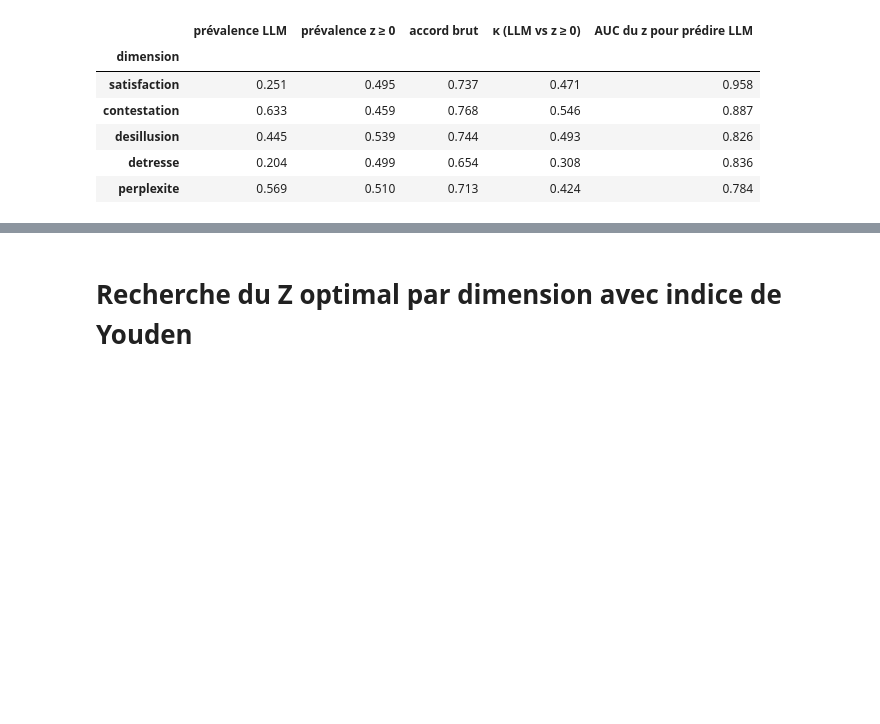
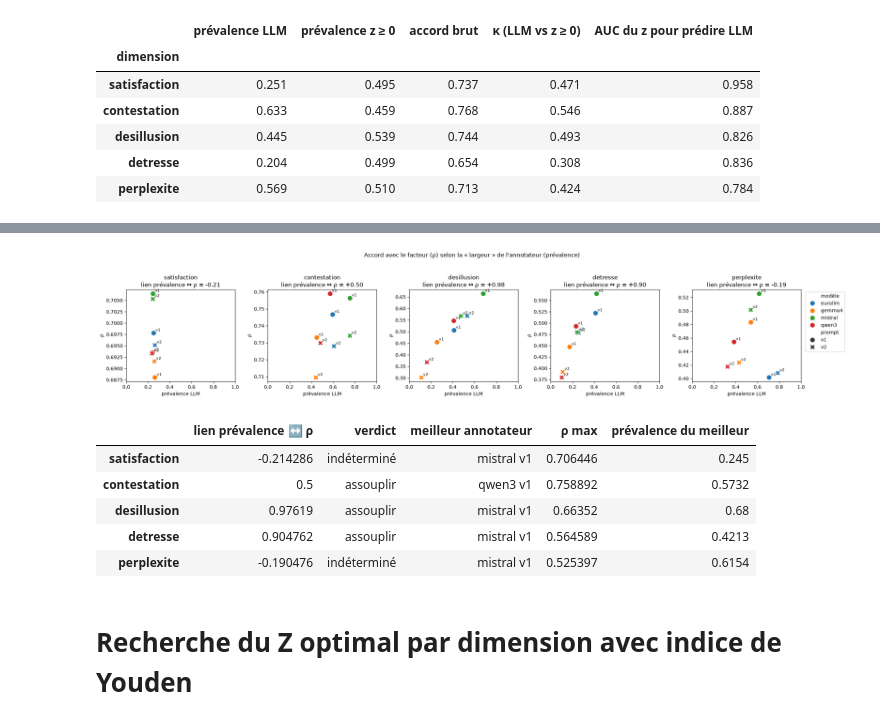
Before and after one commit to benji-64/Model_emotions, a Jupyter notebook: notebooks/llm_annotation2.ipynb, the cells around one changed output, grey strips where cells are left out. Cells and saved outputs as stored; diff of their text form; code cells hidden in the pictures; blank space fills up the shorter version.

Commit message:
Prompt v2: annotation run and analysis

```diff
--- a/notebooks/llm_annotation2.ipynb
+++ b/notebooks/llm_annotation2.ipynb
@@ -773,3 +895,34 @@ display(pd.DataFrame(rows).set_index("dimension").round(3))
+# %%
+verdicts = {}
+fig, axes = plt.subplots(1, len(DIMENSIONS), figsize=(4.4 * len(DIMENSIONS), 4.2))
+for ax, dim in zip(axes, DIMENSIONS):
+    d = diag.loc[dim].reset_index()
+    sns.scatterplot(data=d, x="prévalence LLM", y="ρ", hue="modèle", style="prompt", s=110, ax=ax,
+                    legend=(ax is axes[-1]))
+    for _, r in d.iterrows():
+        ax.annotate(r["prompt"], (r["prévalence LLM"], r["ρ"]), xytext=(4, 4), textcoords="offset points", fontsize=8)
+    lien = spearmanr(d["prévalence LLM"], d["ρ"])[0]
+    verdicts[dim] = {"lien prévalence ↔ ρ": lien,
+                     "verdict": "assouplir" if lien > 0.5 else "durcir" if lien < -0.5 else "indéterminé",
+                     "meilleur annotateur": " ".join(d.loc[d["ρ"].idxmax(), ["modèle", "prompt"]]),
+                     "ρ max": d["ρ"].max(),
+                     "prévalence du meilleur": d.loc[d["ρ"].idxmax(), "prévalence LLM"]}
+    ax.set_title(f"{dim}\nlien prévalence ↔ ρ = {lien:+.2f}")
+    ax.set_xlim(0, 1)
+if axes[-1].get_legend():
+    sns.move_legend(axes[-1], "upper left", bbox_to_anchor=(1.02, 1))
+plt.suptitle("Accord avec le facteur (ρ) selon la « largeur » de l'annotateur (prévalence)", y=1.04)
+plt.tight_layout()
+plt.show()
+display(pd.DataFrame(verdicts).T.reindex(DIMENSIONS).round(2))
+# %% [output]
+[figure, added]
+|  | lien prévalence ↔ ρ | verdict | meilleur annotateur | ρ max | prévalence du meilleur |
+| satisfaction | -0.214286 | indéterminé | mistral v1 | 0.706446 | 0.245 |
+| contestation | 0.5 | assouplir | qwen3 v1 | 0.758892 | 0.5732 |
+| desillusion | 0.97619 | assouplir | mistral v1 | 0.66352 | 0.68 |
+| detresse | 0.904762 | assouplir | mistral v1 | 0.564589 | 0.4213 |
+| perplexite | -0.190476 | indéterminé | mistral v1 | 0.525397 | 0.6154 |
 # %% [markdown]
 # Recherche du Z optimal par dimension avec indice de Youden
 # %%
```
Also changed, not shown: parts of 3 cells of this notebook.
